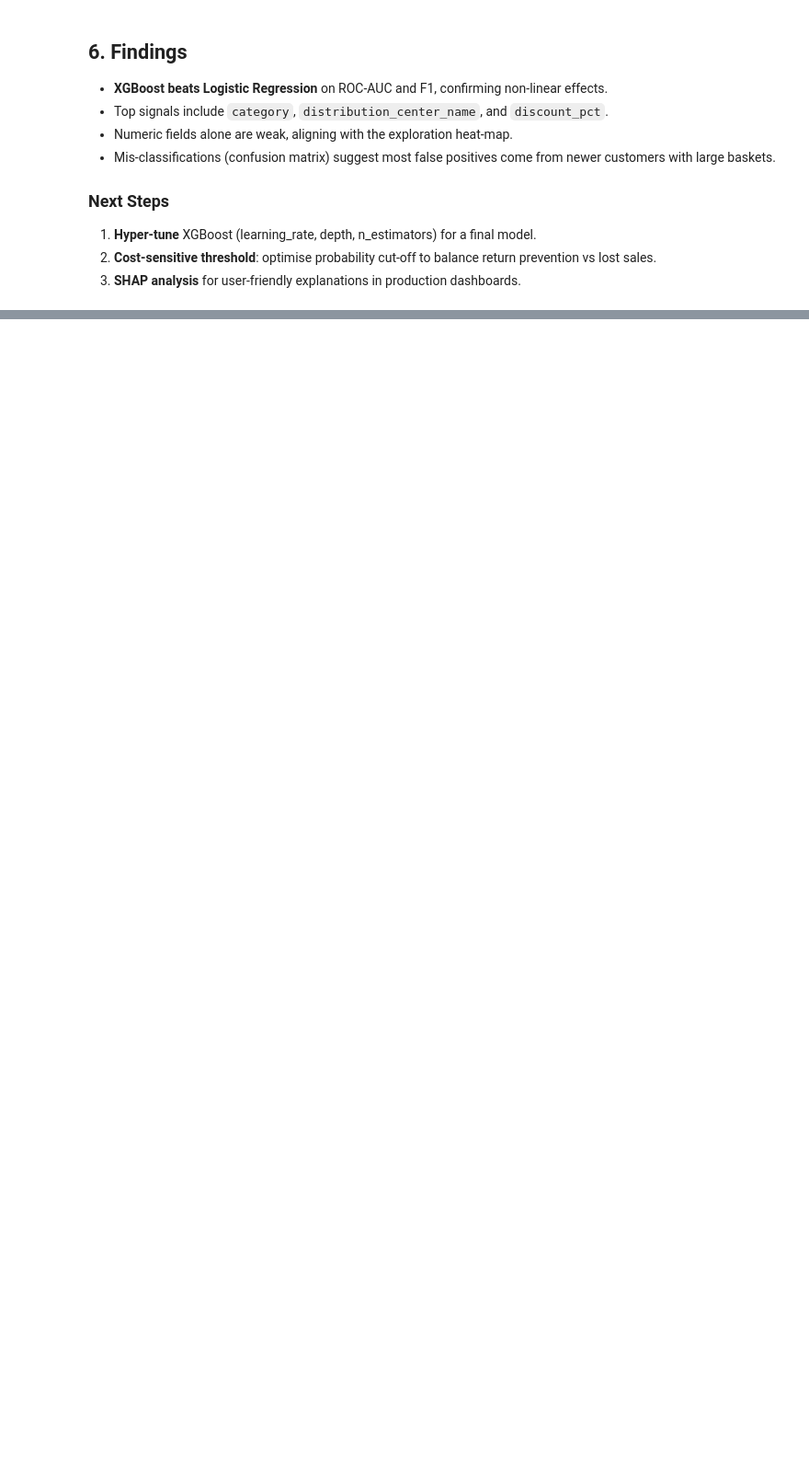
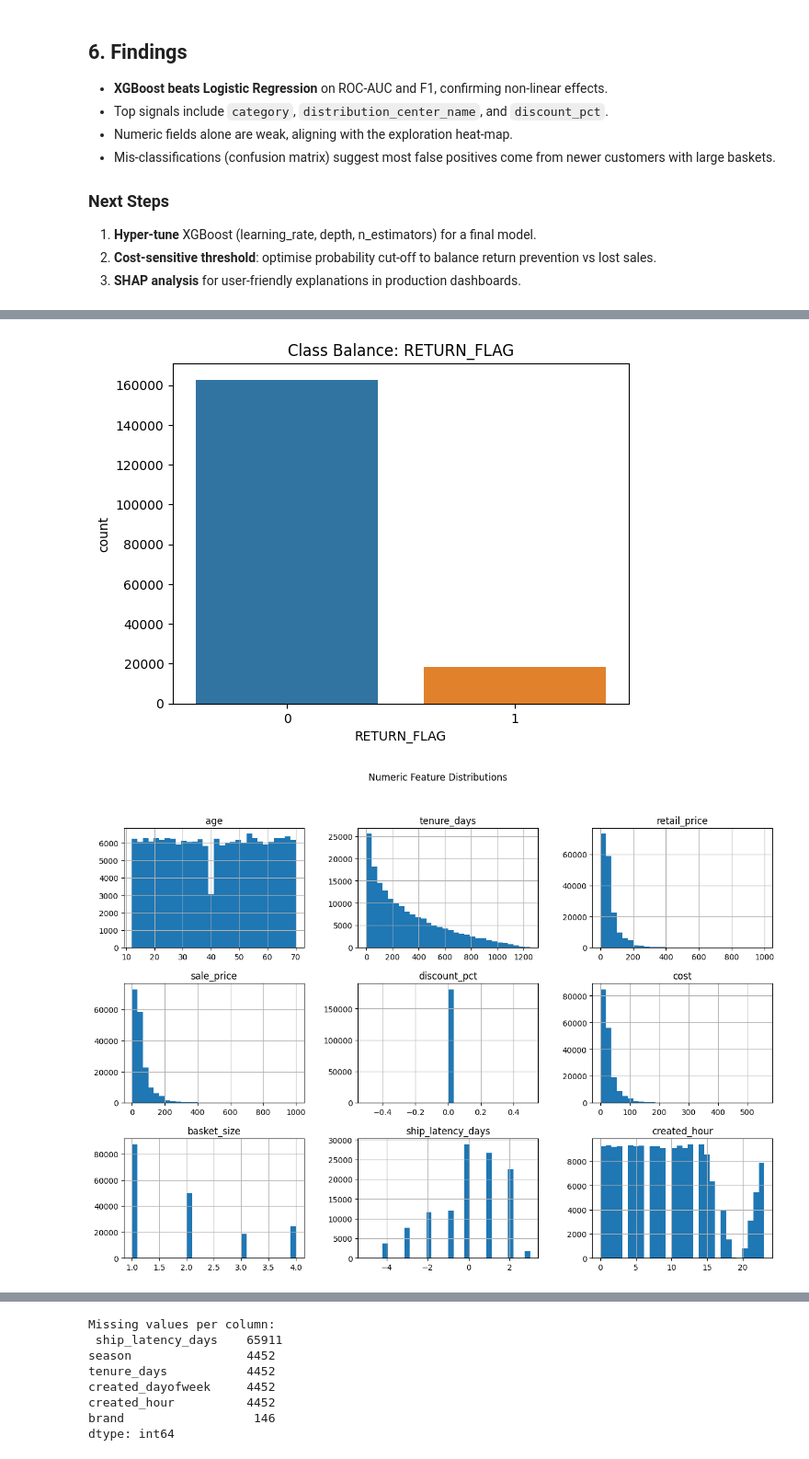
Before and after one commit to MIT-Emerging-Talent/ET6-CDSP-group-17-repo-Mission_Impostible, a Jupyter notebook: 4_data_analysis/theLook_Ecommerce/theLookdata_analysis.ipynb, the cells around one changed output, grey strips where cells are left out. Shown at 92% size. Saved outputs shown, nothing was run; the diff lists cells and outputs as text; code cells hidden in the pictures; blank space fills up the shorter version.

```diff
--- a/4_data_analysis/theLook_Ecommerce/theLookdata_analysis.ipynb
+++ b/4_data_analysis/theLook_Ecommerce/theLookdata_analysis.ipynb
@@ -194,0 +199,36 @@ plt.show()
+# %%
+# Visualize class balance
+sns.countplot(x='RETURN_FLAG', data=df)
+plt.title('Class Balance: RETURN_FLAG')
+plt.show()
+
+# Distribution of numeric features
+df[num_cols].hist(bins=30, figsize=(15, 10))
+plt.suptitle('Numeric Feature Distributions')
+plt.show()
+
+# Boxplots for numeric features by RETURN_FLAG
+for col in num_cols:
+    plt.figure(figsize=(6, 3))
+    sns.boxplot(x='RETURN_FLAG', y=col, data=df)
+    plt.title(f'{col} by RETURN_FLAG')
+    plt.show()
+
+# Correlation heatmap
+plt.figure(figsize=(10, 8))
+sns.heatmap(df[num_cols + ['RETURN_FLAG']].corr(), annot=True, cmap='coolwarm')
+plt.title('Correlation Heatmap')
+plt.show()
+
+# Missing value heatmap
+plt.figure(figsize=(12, 4))
+sns.heatmap(df.isnull(), cbar=False)
+plt.title('Missing Value Heatmap')
+plt.show()
+
+# Summary of missing values
+missing_summary = df.isnull().sum().sort_values(ascending=False)
+print("Missing values per column:\n", missing_summary[missing_summary > 0])
+# %% [output]
+[figure, added]
+[figure, added]
@@ -194,0 +246,8 @@ plt.show()
+Missing values per column:
+ ship_latency_days    65911
+season                4452
+tenure_days           4452
+created_dayofweek     4452
+created_hour          4452
+brand                  146
+dtype: int64
```
Also changed, not shown: parts of 11 cells of this notebook.
